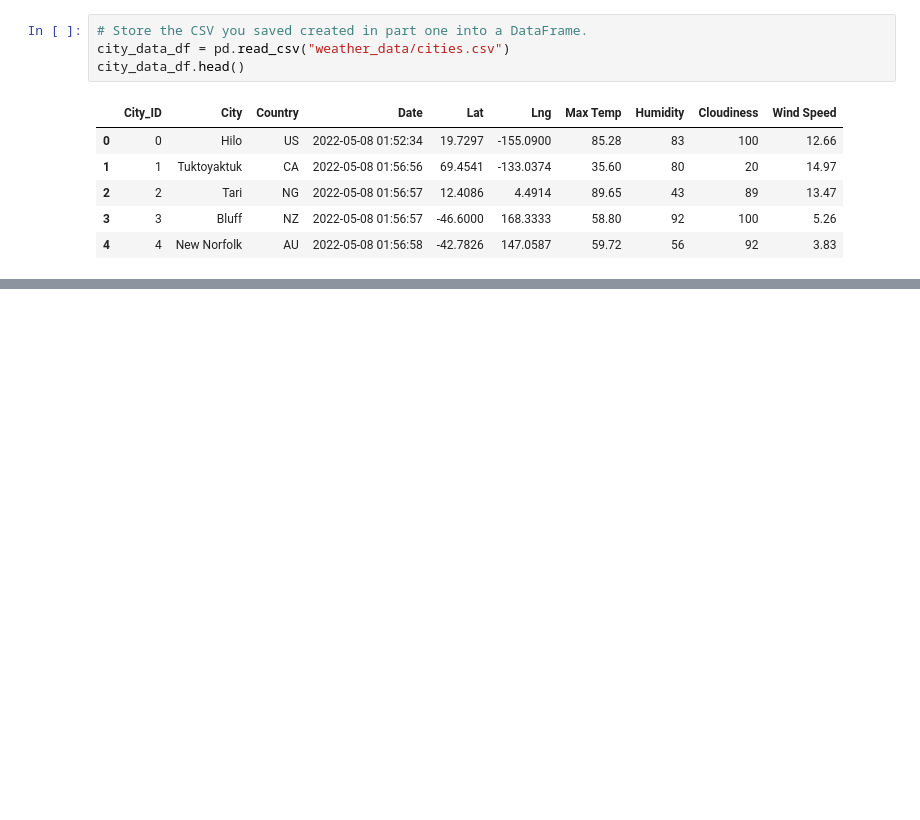
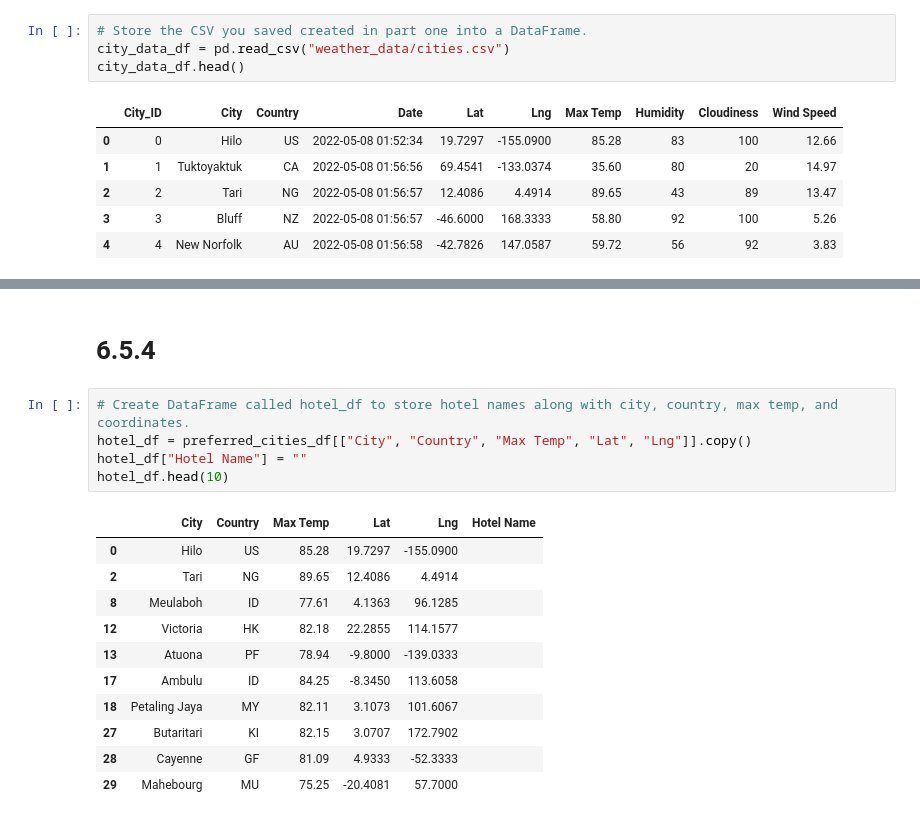
Before and after one commit to BenjaminAguayo/World_weather_Analysis, a Jupyter notebook: VacationPy.ipynb, the cells around one changed output, grey strips where cells are left out. Cells and saved outputs as stored; diff of their text form; blank space fills up the shorter version.

```diff
--- a/VacationPy.ipynb
+++ b/VacationPy.ipynb
@@ -44,0 +154,19 @@ fig
+# %% [markdown]
+# 6.5.4
+# %%
+# Create DataFrame called hotel_df to store hotel names along with city, country, max temp, and coordinates.
+hotel_df = preferred_cities_df[["City", "Country", "Max Temp", "Lat", "Lng"]].copy()
+hotel_df["Hotel Name"] = ""
+hotel_df.head(10)
+# %% [output]
+|  | City | Country | Max Temp | Lat | Lng | Hotel Name |
+| 0 | Hilo | US | 85.28 | 19.7297 | -155.0900 |  |
+| 2 | Tari | NG | 89.65 | 12.4086 | 4.4914 |  |
+| 8 | Meulaboh | ID | 77.61 | 4.1363 | 96.1285 |  |
+| 12 | Victoria | HK | 82.18 | 22.2855 | 114.1577 |  |
+| 13 | Atuona | PF | 78.94 | -9.8000 | -139.0333 |  |
+| 17 | Ambulu | ID | 84.25 | -8.3450 | 113.6058 |  |
+| 18 | Petaling Jaya | MY | 82.11 | 3.1073 | 101.6067 |  |
+| 27 | Butaritari | KI | 82.15 | 3.0707 | 172.7902 |  |
+| 28 | Cayenne | GF | 81.09 | 4.9333 | -52.3333 |  |
+| 29 | Mahebourg | MU | 75.25 | -20.4081 | 57.7000 |  |
```
Also changed, not shown: parts of 35 cells of this notebook.
